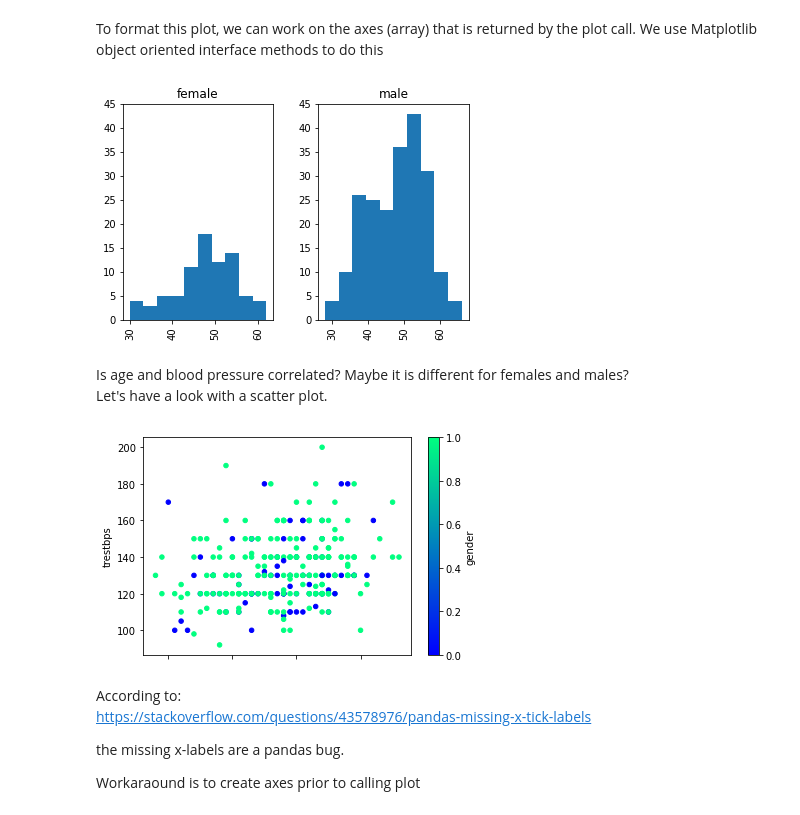
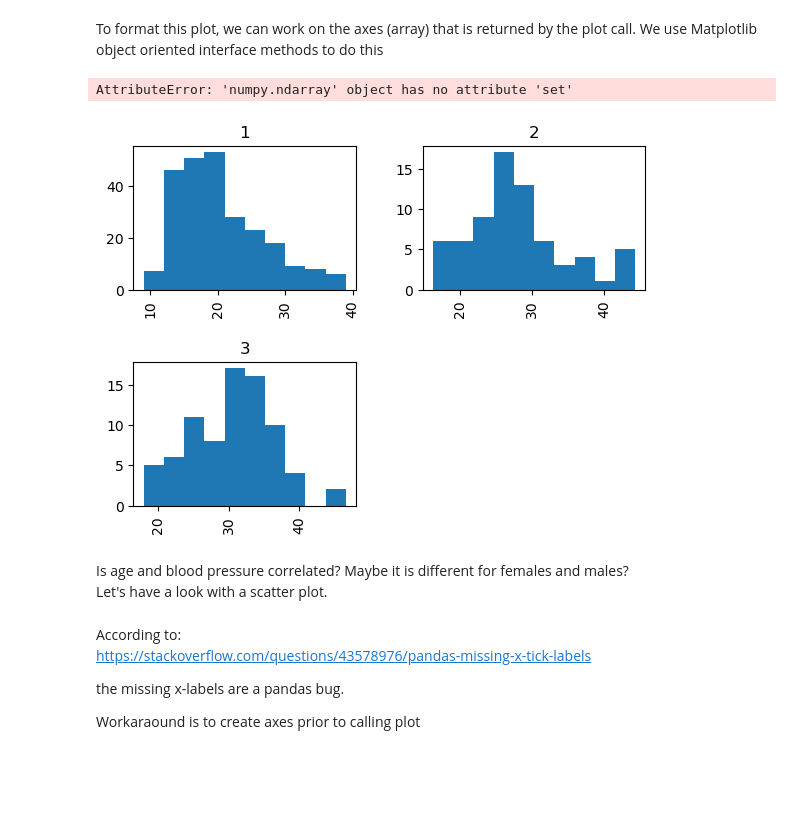
Before and after one commit to ENSF611/lab0-data-and-visualization-review-kWeech, a Jupyter notebook: ml-lab0-master/lab0-visualization-auto_mpg.ipynb, the cells around one changed output. Saved outputs shown, nothing was run; the diff lists cells and outputs as text; code cells hidden in the pictures; blank space fills up the shorter version.

```diff
--- a/ml-lab0-master/lab0-visualization-auto_mpg.ipynb
+++ b/ml-lab0-master/lab0-visualization-auto_mpg.ipynb
@@ -107,3 +106,5 @@ data = pd.read_csv('heart-attack.csv', na_values='?')
+# %%
+data = pd.read_fwf('auto-mpg.data', na_values='?', names = ["mpg", "cylinders", "displacement", "horsepower", "weight", "acceleration", "model year", "origin", "car name"])
 # %% [markdown]
 Plotting all columns, works, but does not provide a lot of insight.
 # %%
@@ -137,18 +139,17 @@ axs = data.hist(column='age', by='gender')
 # %% [markdown]
 To format this plot, we can work on the axes (array) that is returned by the plot call. We use Matplotlib object oriented interface methods to do this
 # %%
-axs = data.hist(column='age', by='gender')
+axs = data.hist(column='mpg', by='origin')
 axs[0].set(title='female', ylim=[0, 45])
 axs[1].set(title='male', ylim=[0, 45]);
 # %% [output]
+AttributeError: 'numpy.ndarray' object has no attribute 'set'
-[figure, old version]
+[figure, new version]
 # %% [markdown]
 Is age and blood pressure correlated? Maybe it is different for females and males?
 Let's have a look with a scatter plot.
 # %%
-data.plot.scatter('age', 'trestbps', c='gender', colormap='winter');
+data.plot.scatter('mpg', 'trestbps', c='origin', colormap='winter');
-# %% [output]
-[figure, removed]
 # %% [markdown]
 According to:
 https://stackoverflow.com/questions/43578976/pandas-missing-x-tick-labels
```
Also changed, not shown: parts of 22 cells of this notebook, 1 other file.
